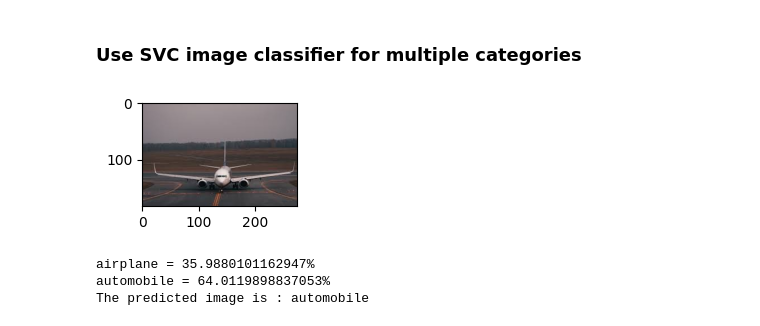
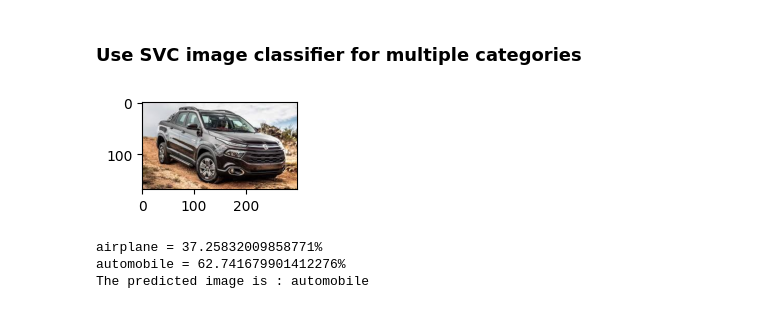
Before and after one commit to FilipePIN/SVC-image-classification-Model, a Jupyter notebook: svc_model_infer.ipynb, the cells around one changed output. Cells and saved outputs as stored; diff of their text form; code cells hidden in the pictures.

```diff
--- a/svc_model_infer.ipynb
+++ b/svc_model_infer.ipynb
@@ -57,17 +59,17 @@ def get_img(image_number,image_category='automobile'):
 
     return img
 # %%
-image_number = 9
+image_number = 4
 image_category='valid' # only for custom images
 
 img = get_img(image_number,image_category)
 l=[img.flatten()]
 probability=model.predict_proba(l)
 for ind,val in enumerate(categories):
 	print(f'{val} = {probability[0][ind]*100}%')
 print("The predicted image is : "+categories[model.predict(l)[0]])
 # %% [output]
-[figure, old version]
+[figure, new version]
-airplane = 35.9880101162947%
-automobile = 64.0119898837053%
+airplane = 37.25832009858771%
+automobile = 62.741679901412276%
 The predicted image is : automobile
```
Also changed, not shown: parts of 1 cell of this notebook, 2 other files.
